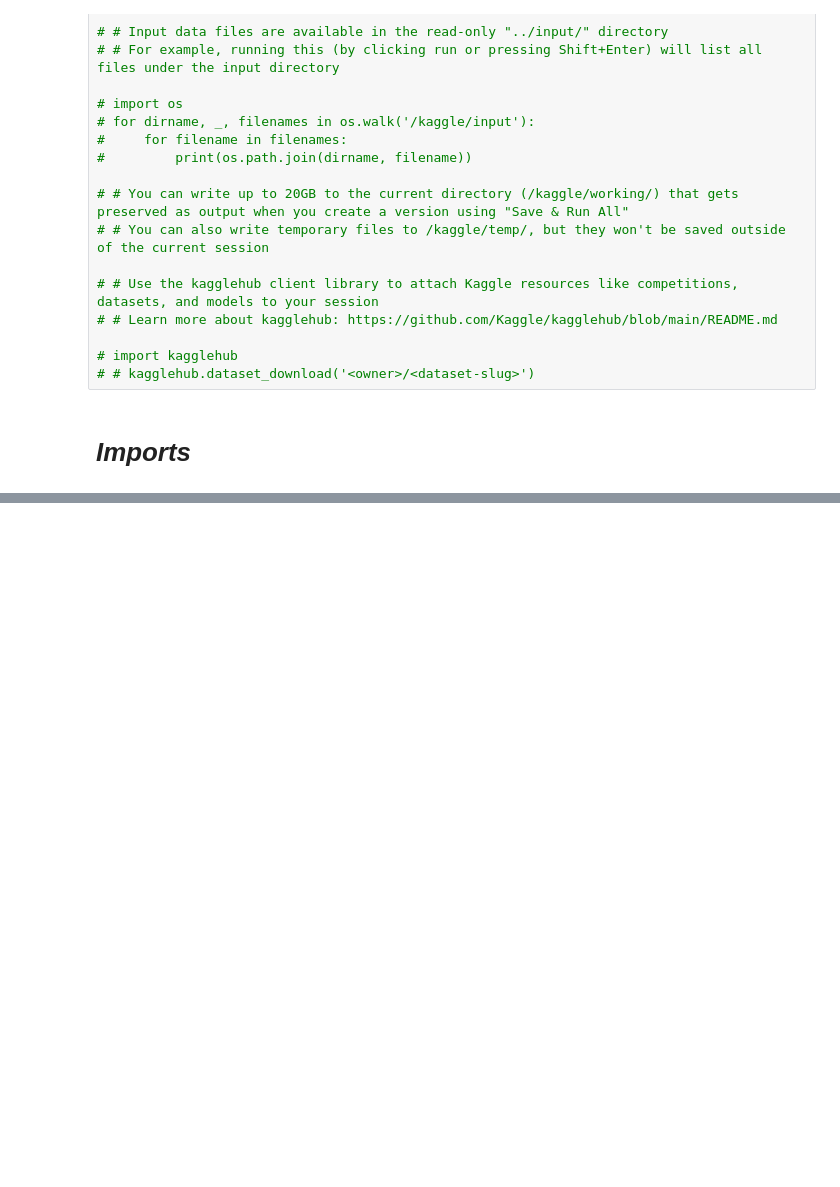
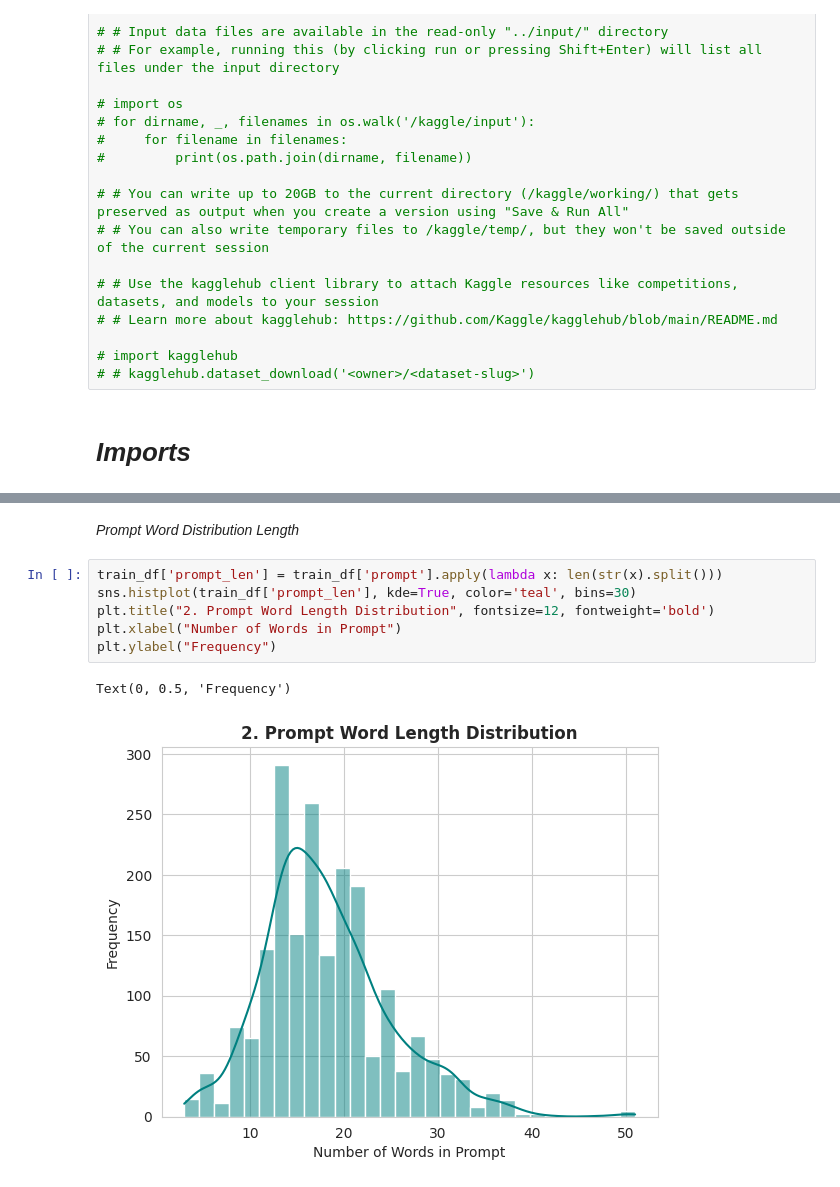
Before and after one commit to 23f2005181/DL-23f2005181-notebook-t22026, a Jupyter notebook: kaggle_notebook.ipynb, the cells around one changed output, grey strips where cells are left out. Saved outputs shown, nothing was run; the diff lists cells and outputs as text; blank space fills up the shorter version.

```diff
--- a/kaggle_notebook.ipynb
+++ b/kaggle_notebook.ipynb
@@ -1254,0 +129,11 @@ submission_bilstm.csv saved!
+# %% [markdown]
+*Prompt Word Distribution Length*
+# %%
+train_df['prompt_len'] = train_df['prompt'].apply(lambda x: len(str(x).split()))
+sns.histplot(train_df['prompt_len'], kde=True, color='teal', bins=30)
+plt.title("2. Prompt Word Length Distribution", fontsize=12, fontweight='bold')
+plt.xlabel("Number of Words in Prompt")
+plt.ylabel("Frequency")
+# %% [output]
+Text(0, 0.5, 'Frequency')
+[figure, added]
```
Also changed, not shown: parts of 70 cells of this notebook.
